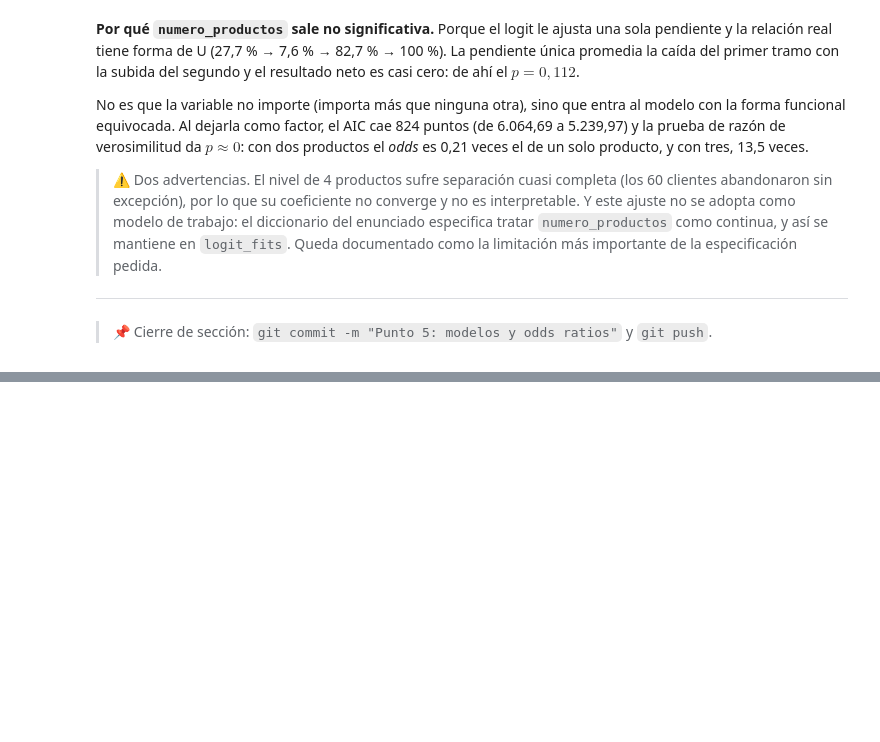
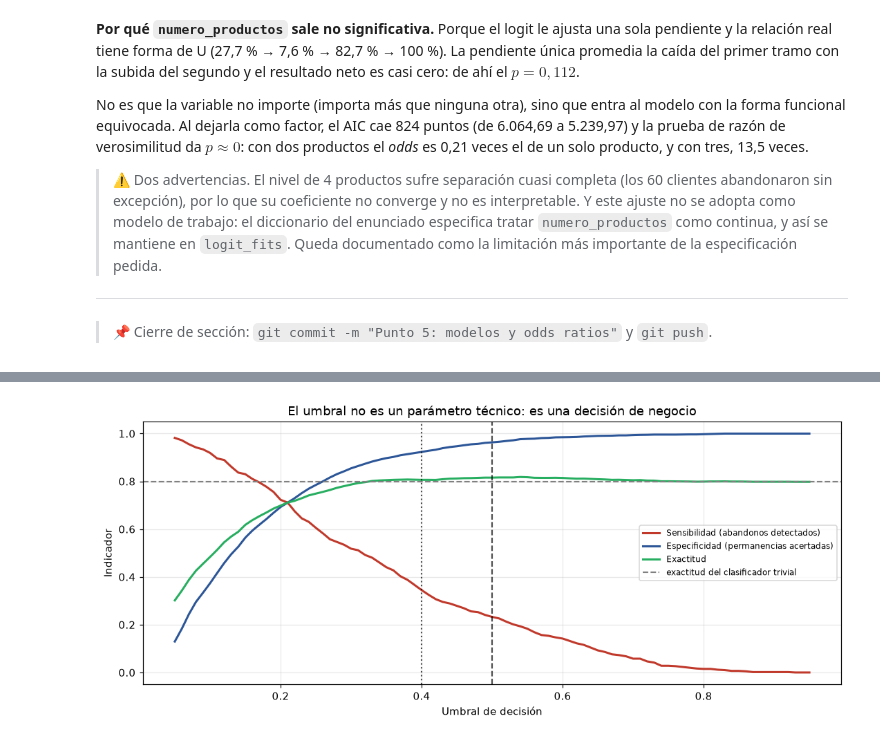
Before and after one commit to PapiNickie/taller-abandono-producto-20262, a Jupyter notebook: Taller_Abandono_Producto_Financiero.ipynb, the cells around one changed output, grey strips where cells are left out. Drawn from its saved outputs; the diff is of its cells as text; code cells hidden in the pictures; blank space fills up the shorter version.

Commit message:
Punto 6: matriz de confusion e indicadores

```diff
--- a/Taller_Abandono_Producto_Financiero.ipynb
+++ b/Taller_Abandono_Producto_Financiero.ipynb
@@ -1399,0 +1454,7 @@ forma funcional equivocada. Al dejarla como factor, el AIC cae 824 puntos (de 6.
+# %%
+# --- Umbral 0.5 ---
+pred = np.where(probs > 0.5, 1, 0)
+tabla_05 = pd.crosstab(pred, Test_Data["abandono"],
+                       rownames=["Predicho"], colnames=["Real"])
+print("MATRIZ DE CONFUSIÓN (UMBRAL 0.5)")
+display(tabla_05)
@@ -1399,0 +1555,25 @@ forma funcional equivocada. Al dejarla como factor, el AIC cae 824 puntos (de 6.
+# %%
+# El umbral como decisión de negocio: barrido completo
+rejilla_u = np.arange(0.05, 0.96, 0.01)
+barrido = pd.DataFrame([indicadores(probs, Test_Data["abandono"], u)
+                        for u in rejilla_u])
+
+fig, ax = plt.subplots(figsize=(10, 4.4))
+ax.plot(barrido["Umbral"], barrido["Sensibilidad"], lw=2, color=COL_ABAN,
+        label="Sensibilidad (abandonos detectados)")
+ax.plot(barrido["Umbral"], barrido["Especificidad"], lw=2, color=COL_PERM,
+        label="Especificidad (permanencias acertadas)")
+ax.plot(barrido["Umbral"], barrido["Exactitud"], lw=2, color="#27AE60",
+        label="Exactitud")
+ax.axhline(1 - Test_Data["abandono"].mean(), color="gray", ls="--", lw=1.4,
+           label="exactitud del clasificador trivial")
+ax.axvline(0.5, color="black", ls="--", lw=1.4, alpha=0.7)
+ax.axvline(0.4, color="black", ls=":", lw=1.4, alpha=0.7)
+ax.set_xlabel("Umbral de decisión")
+ax.set_ylabel("Indicador")
+ax.set_title("El umbral no es un parámetro técnico: es una decisión de negocio")
+ax.legend(fontsize=8, loc="center right")
+plt.tight_layout()
+plt.show()
+# %% [output]
+[figure, added]
```
Also changed, not shown: parts of 7 cells of this notebook.
